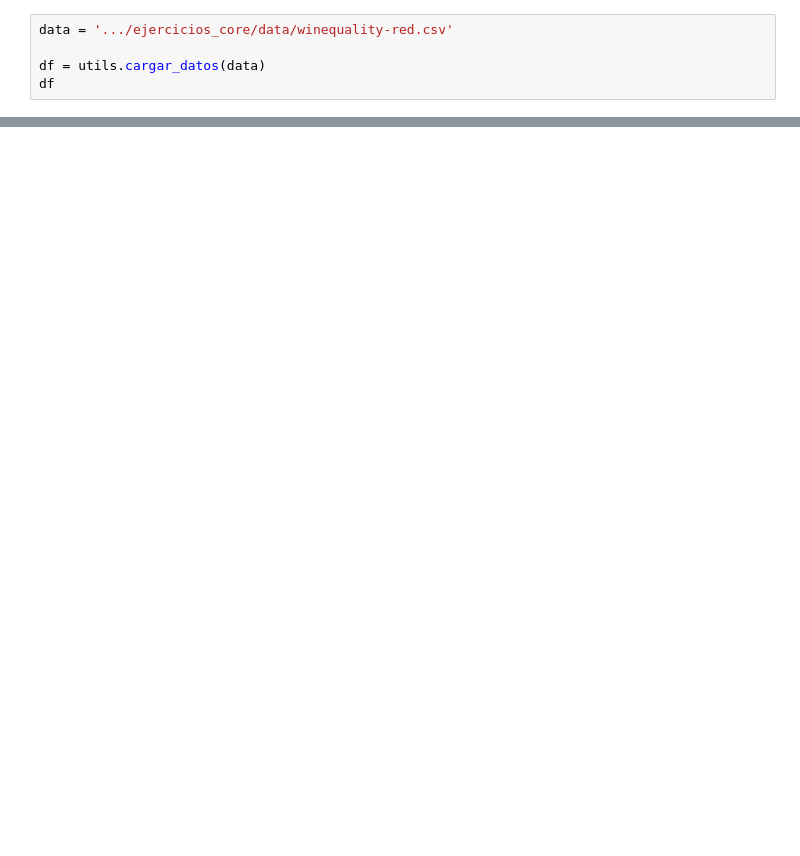
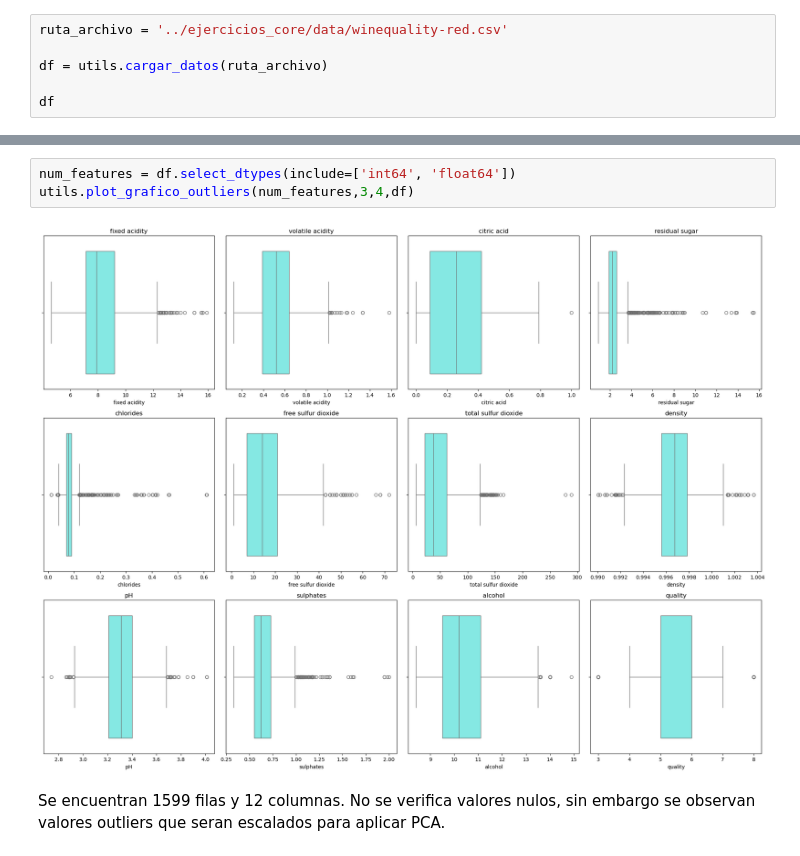
Before and after one commit to efleitasalva/bootcampo_coding_dojo_EF, a Jupyter notebook: advance_machine_learning/ejercicios_core/pca_core.ipynb, the cells around one changed output, grey strips where cells are left out. Saved outputs shown, nothing was run; the diff lists cells and outputs as text; blank space fills up the shorter version.

Commit message:
se agrega core pca

```diff
--- a/advance_machine_learning/ejercicios_core/pca_core.ipynb
+++ b/advance_machine_learning/ejercicios_core/pca_core.ipynb
@@ -4,6 +10,7 @@ import utils
 # %%
-data = '.../ejercicios_core/data/winequality-red.csv'
+ruta_archivo = '../ejercicios_core/data/winequality-red.csv'
 
-df = utils.cargar_datos(data)
+df = utils.cargar_datos(ruta_archivo)
+
 df
 # %% [output]
@@ -10,0 +92,7 @@ FileNotFoundError: [Errno 2] No such file or directory: '.../ejercicios_core/dat
+# %%
+num_features = df.select_dtypes(include=['int64', 'float64'])
+utils.plot_grafico_outliers(num_features,3,4,df)
+# %% [output]
+[figure, added]
+# %% [markdown]
+Se encuentran 1599 filas y 12 columnas. No se verifica valores nulos, sin embargo se observan valores outliers que seran escalados para aplicar PCA.
```
Also changed, not shown: parts of 21 cells of this notebook.
